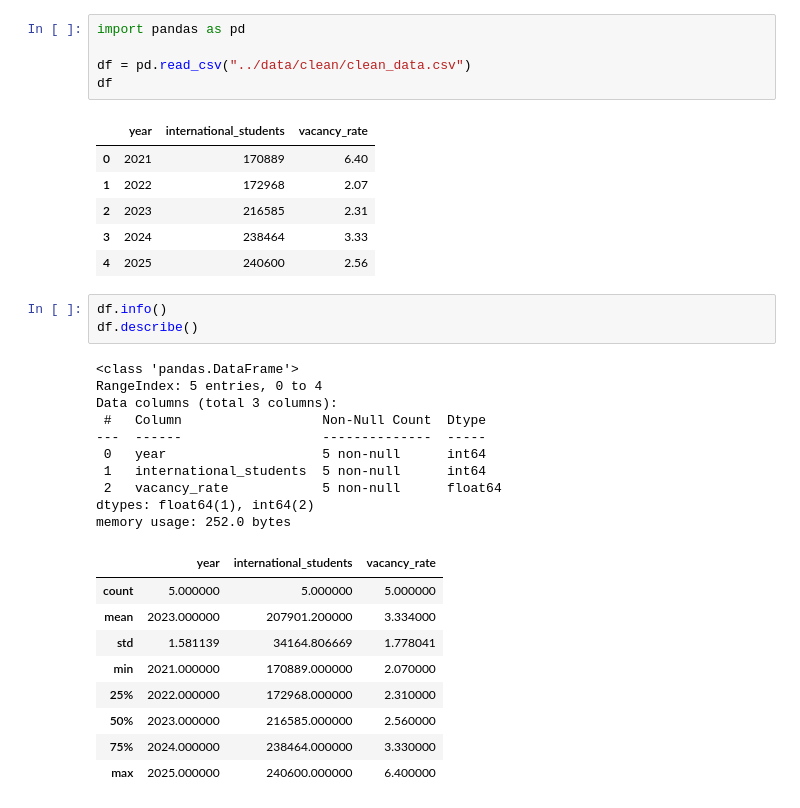
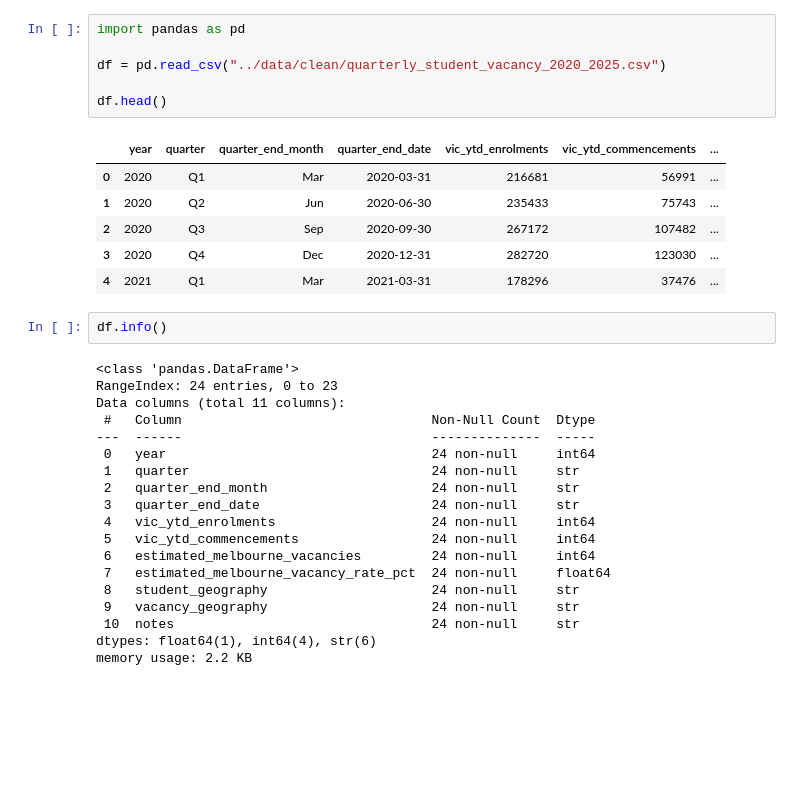
Before and after one commit to qdin0003/ECC3479-project, a Jupyter notebook: code/eda.ipynb, the cells around one changed output. Drawn from its saved outputs; the diff is of its cells as text; blank space fills up the shorter version.

```diff
--- a/code/eda.ipynb
+++ b/code/eda.ipynb
@@ -1,35 +1,34 @@
 # %%
 import pandas as pd
 
-df = pd.read_csv("../data/clean/clean_data.csv")
-df
+df = pd.read_csv("../data/clean/quarterly_student_vacancy_2020_2025.csv")
+
+df.head()
 # %% [output]
-|  | year | international_students | vacancy_rate |
-| 0 | 2021 | 170889 | 6.40 |
-| 1 | 2022 | 172968 | 2.07 |
-| 2 | 2023 | 216585 | 2.31 |
-| 3 | 2024 | 238464 | 3.33 |
-| 4 | 2025 | 240600 | 2.56 |
+|  | year | quarter | quarter_end_month | quarter_end_date | vic_ytd_enrolments | vic_ytd_commencements | ... |
+| 0 | 2020 | Q1 | Mar | 2020-03-31 | 216681 | 56991 | ... |
+| 1 | 2020 | Q2 | Jun | 2020-06-30 | 235433 | 75743 | ... |
+| 2 | 2020 | Q3 | Sep | 2020-09-30 | 267172 | 107482 | ... |
+| 3 | 2020 | Q4 | Dec | 2020-12-31 | 282720 | 123030 | ... |
+| 4 | 2021 | Q1 | Mar | 2021-03-31 | 178296 | 37476 | ... |
 # %%
 df.info()
-df.describe()
 # %% [output]
 <class 'pandas.DataFrame'>
-RangeIndex: 5 entries, 0 to 4
-Data columns (total 3 columns):
- #   Column                  Non-Null Count  Dtype
----  ------                  --------------  -----
- 0   year                    5 non-null      int64
- 1   international_students  5 non-null      int64
- 2   vacancy_rate            5 non-null      float64
-dtypes: float64(1), int64(2)
-memory usage: 252.0 bytes
+RangeIndex: 24 entries, 0 to 23
+Data columns (total 11 columns):
+ #   Column                                Non-Null Count  Dtype
+---  ------                                --------------  -----
+ 0   year                                  24 non-null     int64
+ 1   quarter                               24 non-null     str
+ 2   quarter_end_month                     24 non-null     str
+ 3   quarter_end_date                      24 non-null     str
+ 4   vic_ytd_enrolments                    24 non-null     int64
+ 5   vic_ytd_commencements                 24 non-null     int64
+ 6   estimated_melbourne_vacancies         24 non-null     int64
+ 7   estimated_melbourne_vacancy_rate_pct  24 non-null     float64
+ 8   student_geography                     24 non-null     str
+ 9   vacancy_geography                     24 non-null     str
+ 10  notes                                 24 non-null     str
+dtypes: float64(1), int64(4), str(6)
+memory usage: 2.2 KB
-|  | year | international_students | vacancy_rate |
-| count | 5.000000 | 5.000000 | 5.000000 |
-| mean | 2023.000000 | 207901.200000 | 3.334000 |
-| std | 1.581139 | 34164.806669 | 1.778041 |
-| min | 2021.000000 | 170889.000000 | 2.070000 |
-| 25% | 2022.000000 | 172968.000000 | 2.310000 |
-| 50% | 2023.000000 | 216585.000000 | 2.560000 |
-| 75% | 2024.000000 | 238464.000000 | 3.330000 |
-| max | 2025.000000 | 240600.000000 | 6.400000 |
```
Also changed, not shown: parts of 12 cells of this notebook, 5 other files.
